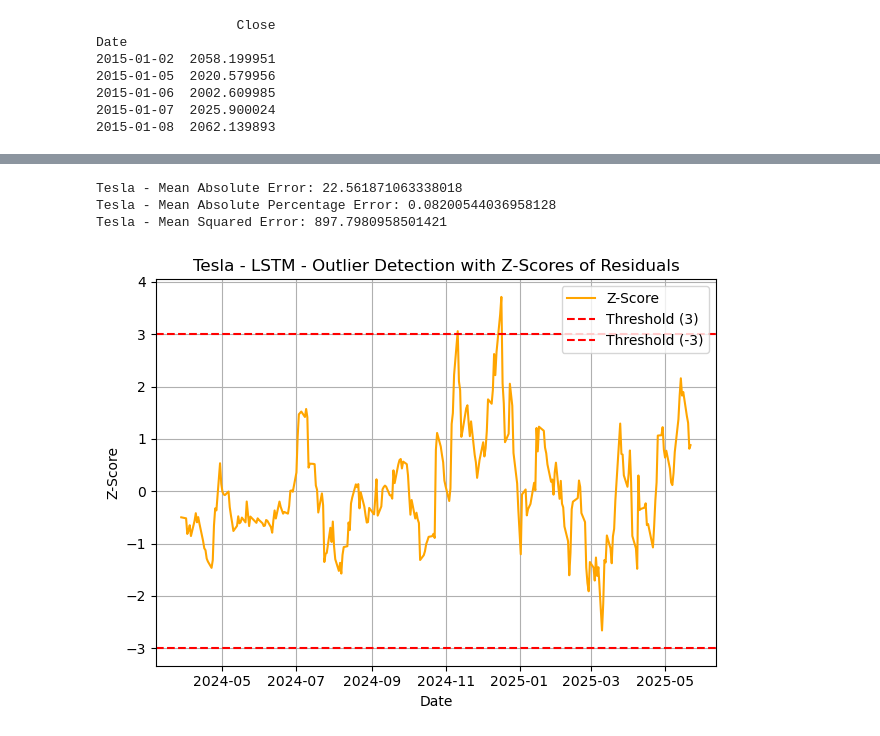
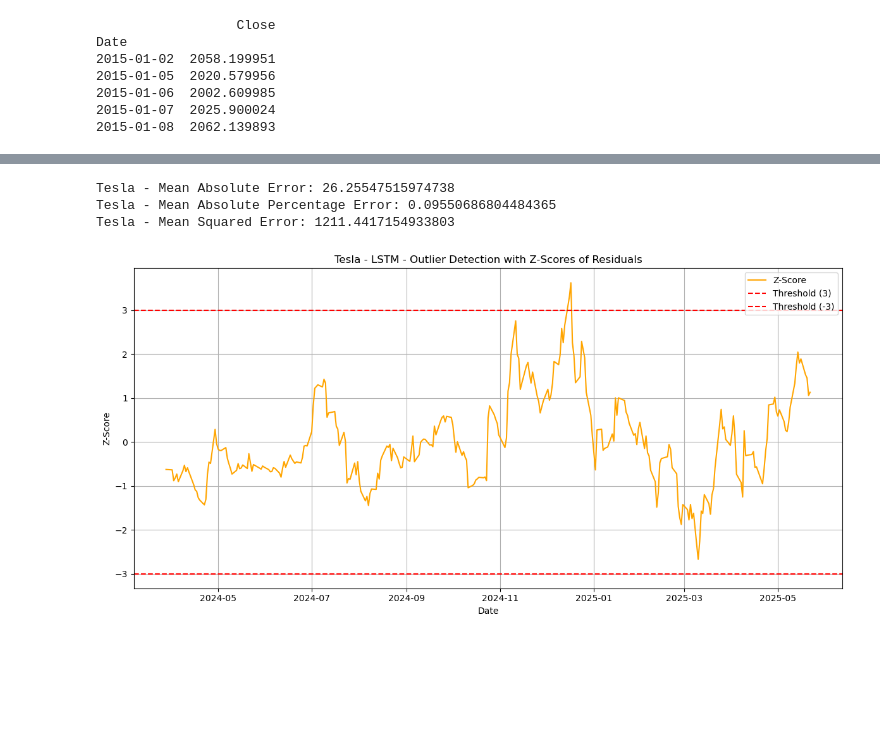
Before and after one commit to pe5kataa/LSTM---ARIMA---Prophet, a Jupyter notebook: 2.2_LSTM.ipynb, the cells around one changed output, grey strips where cells are left out. Saved outputs shown, nothing was run; the diff lists cells and outputs as text; code cells hidden in the pictures; blank space fills up the shorter version.

```diff
--- a/2.2_LSTM.ipynb
+++ b/2.2_LSTM.ipynb
@@ -188,7 +188,7 @@ test_generator_tesla = TimeseriesGenerator(tesla_test_scaled, tesla_test_scaled,
 # Building the LSTM model for Tesla
 model_tesla = Sequential([
     LSTM(128, return_sequences=True, input_shape=(time_steps_tesla, 1)),
-    Dropout(0.5),
+    Dropout(0.2),
     LSTM(64, return_sequences = False),
     Dropout(0.2),
     Dense(25, activation='relu'),
@@ -268,27 +268,28 @@ Text(0.5, 0, 'Date')
 # %%
 # Calculate and print evaluation metrics for S&P 500
 mae_tesla = mean_absolute_error(result_tesla['Actual TSLA'], result_tesla['Predicted'])
 mape_tesla = mean_absolute_percentage_error(result_tesla['Actual TSLA'], result_tesla['Predicted'])
 mse_tesla = mean_squared_error(result_tesla['Actual TSLA'], result_tesla['Predicted'])
 
 print(f'Tesla - Mean Absolute Error: {mae_tesla}')
 print(f'Tesla - Mean Absolute Percentage Error: {mape_tesla}')
 print(f'Tesla - Mean Squared Error: {mse_tesla}')
 
 # Calulate the z-score
 result_tesla['Z-Score'] = zscore(result_tesla['Actual TSLA'] - result_tesla['Predicted'])
+plt.figure(figsize=(12,6))
 plt.plot(result_tesla['Z-Score'], label='Z-Score', color='orange')
 plt.title('Tesla - LSTM - Outlier Detection with Z-Scores of Residuals')
 plt.xlabel('Date')
 plt.ylabel('Z-Score')
 plt.axhline(y=3, color='r', linestyle='--', label='Threshold (3)')
 plt.axhline(y=-3, color='r', linestyle='--', label='Threshold (-3)')
 plt.legend()
 plt.tight_layout()
 plt.grid(True)
 plt.show()
 # %% [output]
-Tesla - Mean Absolute Error: 22.561871063338018
-Tesla - Mean Absolute Percentage Error: 0.08200544036958128
-Tesla - Mean Squared Error: 897.7980958501421
+Tesla - Mean Absolute Error: 26.25547515974738
+Tesla - Mean Absolute Percentage Error: 0.09550686804484365
+Tesla - Mean Squared Error: 1211.4417154933803
-[figure, old version]
+[figure, new version]
```
Also changed, not shown: parts of 6 cells of this notebook, 2 other files.
